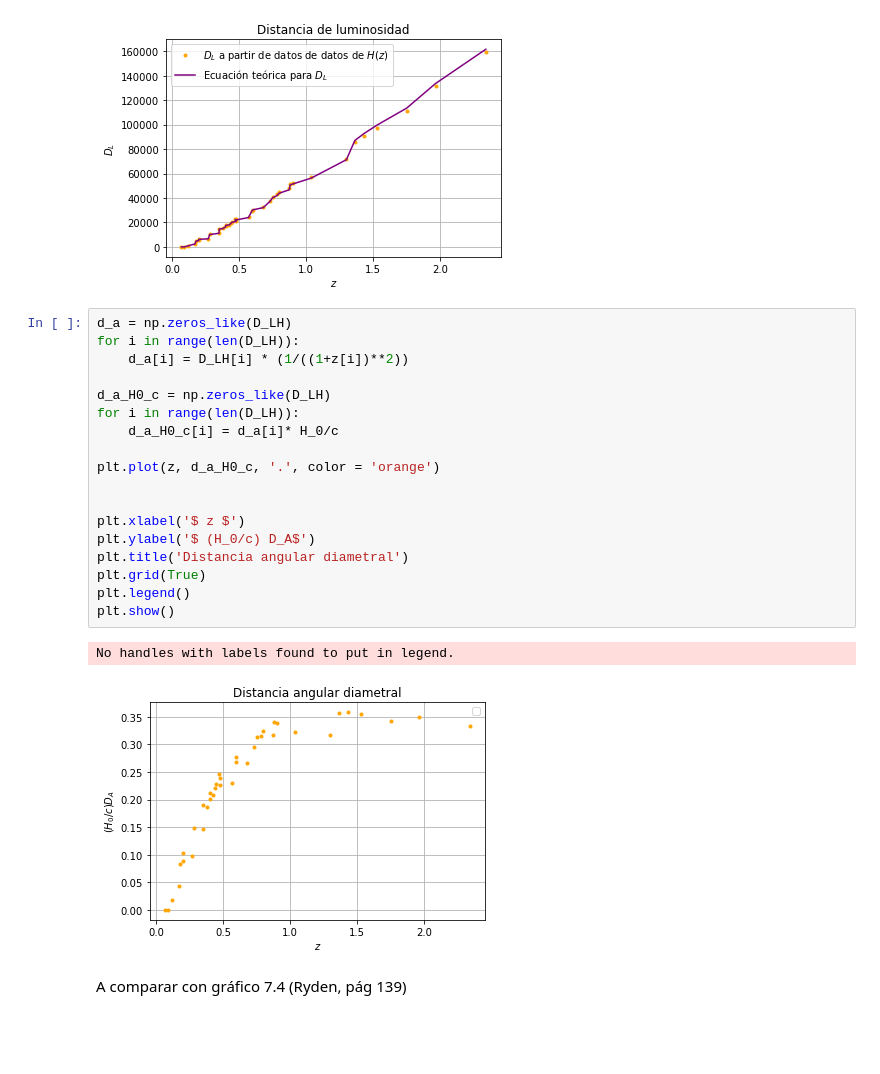
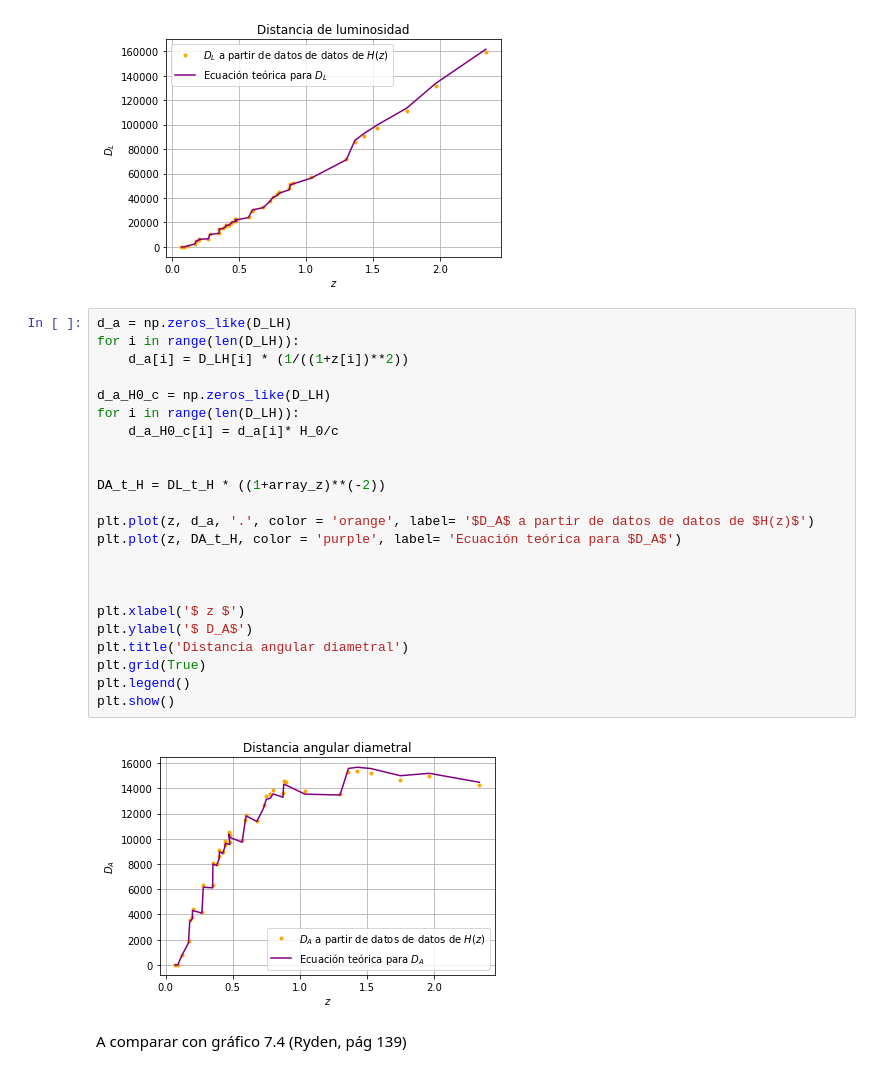
Before and after one commit to AntoCist/Practica_de_verano_2024, a Jupyter notebook: Semana1.ipynb, the cells around one changed output. Saved outputs shown, nothing was run; the diff lists cells and outputs as text; blank space fills up the shorter version.

Commit message:
Ecuación teórica para D_A de los datos de H(z)

```diff
--- a/Semana1.ipynb
+++ b/Semana1.ipynb
@@ -374,23 +374,27 @@ plt.show()
 # %%
 d_a = np.zeros_like(D_LH)
 for i in range(len(D_LH)):
     d_a[i] = D_LH[i] * (1/((1+z[i])**2))
 
 d_a_H0_c = np.zeros_like(D_LH)
 for i in range(len(D_LH)):
     d_a_H0_c[i] = d_a[i]* H_0/c
 
-plt.plot(z, d_a_H0_c, '.', color = 'orange')
+
+DA_t_H = DL_t_H * ((1+array_z)**(-2))
+
+plt.plot(z, d_a, '.', color = 'orange', label= '$D_A$ a partir de datos de datos de $H(z)$')
+plt.plot(z, DA_t_H, color = 'purple', label= 'Ecuación teórica para $D_A$')
+
 
 
 plt.xlabel('$ z $')
-plt.ylabel('$ (H_0/c) D_A$')
+plt.ylabel('$ D_A$')
 plt.title('Distancia angular diametral')
 plt.grid(True)
 plt.legend()
 plt.show()
 # %% [output]
-No handles with labels found to put in legend.
-[figure, old version]
+[figure, new version]
 # %% [markdown]
 A comparar con gráfico 7.4 (Ryden, pág 139)
```
